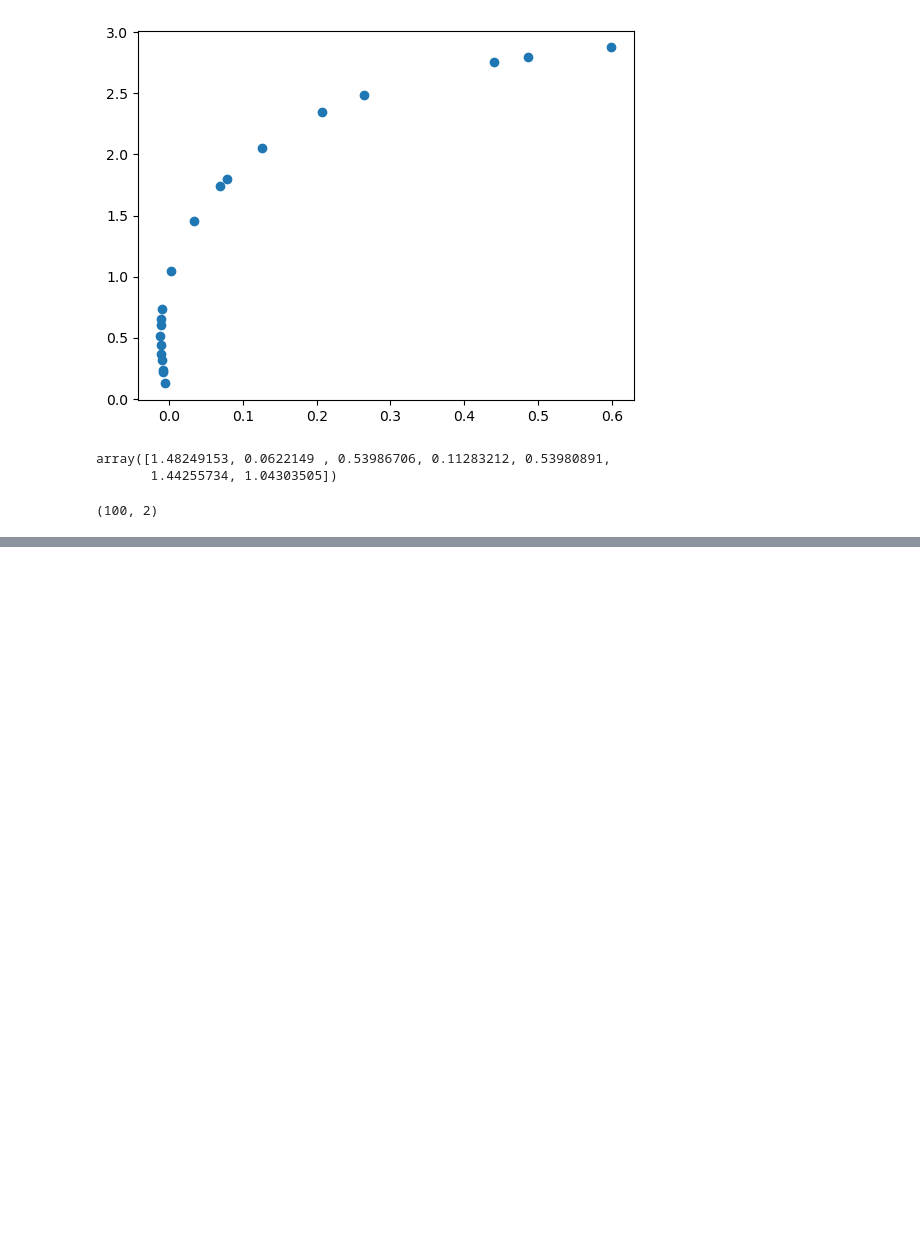
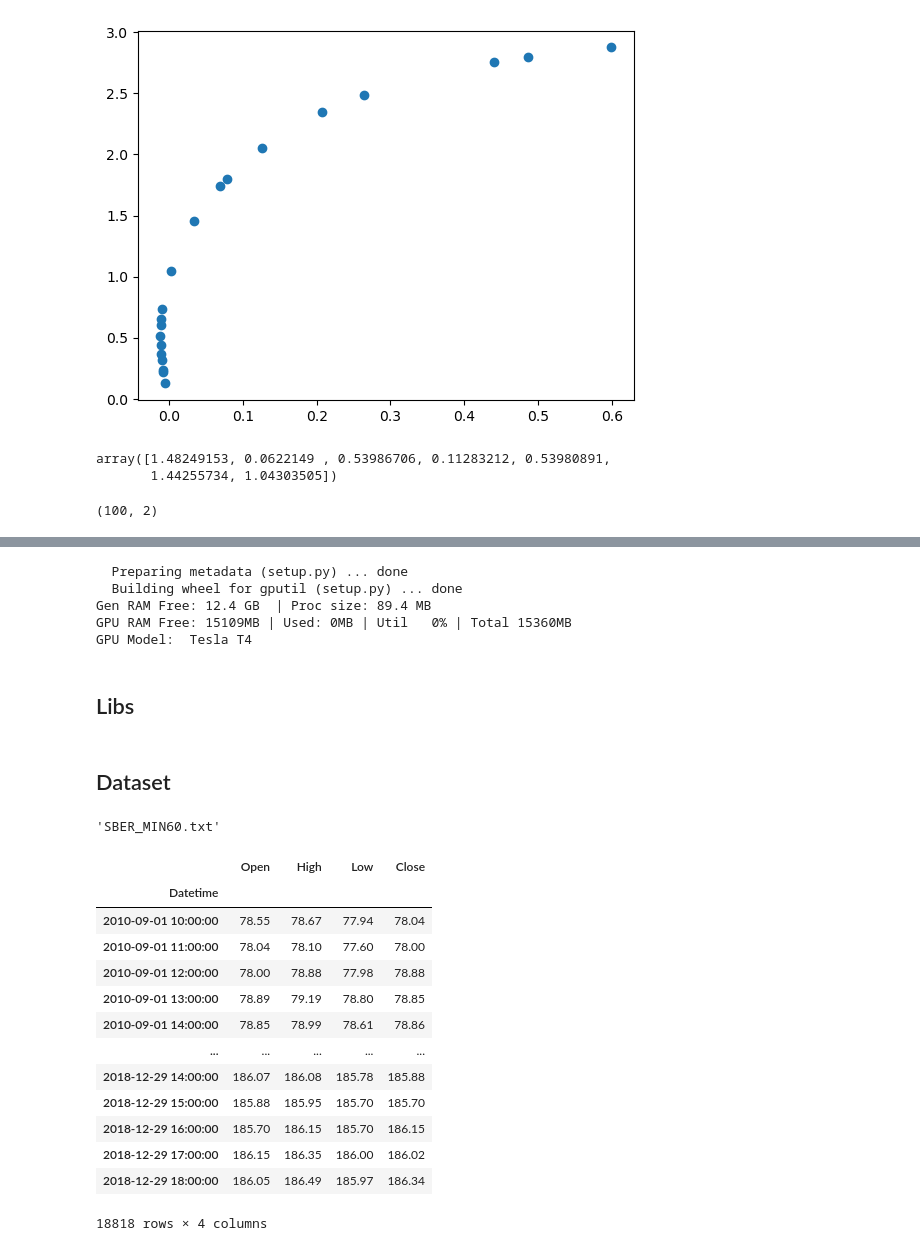
Before and after one commit to NikolaevMikhailRoma/ML_projects, a Jupyter notebook: Задачник_Генетические_алгоритмы.ipynb, the cells around one changed output, grey strips where cells are left out. Cells and saved outputs as stored; diff of their text form; code cells hidden in the pictures; blank space fills up the shorter version.

```diff
--- a/Задачник_Генетические_алгоритмы.ipynb
+++ b/Задачник_Генетические_алгоритмы.ipynb
@@ -306,0 +315,24 @@ plt.plot(plot_values)
+# %%
+!ln -sf /opt/bin/nvidia-smi /usr/bin/nvidia-smi
+!pip install -q gputil
+!pip install -q psutil
+!pip install -q humanize
+import psutil
+import humanize
+import os
+import GPUtil as GPU
+GPUs = GPU.getGPUs()
+# XXX: only one GPU on Colab and isn’t guaranteed
+gpu = GPUs[0]
+process = psutil.Process(os.getpid())
+print("Gen RAM Free: " + humanize.naturalsize( psutil.virtual_memory().available ), " | Proc size: " + humanize.naturalsize( process.memory_info().rss))
+print("GPU RAM Free: {0:.0f}MB | Used: {1:.0f}MB | Util {2:3.0f}% | Total {3:.0f}MB".format(gpu.memoryFree, gpu.memoryUsed, gpu.memoryUtil*100, gpu.memoryTotal))
+print("GPU Model: ", gpu.name)
+# %% [output]
+  Preparing metadata (setup.py) ... done
+  Building wheel for gputil (setup.py) ... done
+Gen RAM Free: 12.4 GB  | Proc size: 89.4 MB
+GPU RAM Free: 15109MB | Used: 0MB | Util   0% | Total 15360MB
+GPU Model:  Tesla T4
+# %% [markdown]
+## Libs
@@ -306,0 +382,43 @@ plt.plot(plot_values)
+# %% [markdown]
+## Dataset
+# %%
+import gdown
+
+# Загрузка датасетов из облака
+gdown.download('https://storage.yandexcloud.net/aiueducation/Content/base/l11/SBER_MIN60.txt', None, quiet=True)
+# %% [output]
+'SBER_MIN60.txt'
+# %%
+# Чтение данных в таблицу Pandas и назначение имен столбцов
+data = pd.read_csv('SBER_MIN60.txt', sep="\t", names=['Datetime', 'Open', 'High', 'Low', 'Close'])
+
+# Настройка имен столбцов
+COL_DATE = 'Datetime'
+COL_CLOSE = 'Close'
+
+# Настройка временного интервала для ограничения данных
+TIME_RANGE = ('2010-09-01 10:00:00.000', '2018-12-31 23:59:00.000')
+
+# Преобразование столбца даты в индекс таблицы и удаление ненужного столбца даты
+data.index = pd.to_datetime(data[COL_DATE])
+data.drop(columns=COL_DATE, inplace=True)
+
+# Отбор данных по заданному временному интервалу
+mask = (data.index >= TIME_RANGE[0]) & (data.index <= TIME_RANGE[1])
+data = data[mask]
+data
+# %% [output]
+|  | Open | High | Low | Close |
+| Datetime |  |  |  |  |
+| 2010-09-01 10:00:00 | 78.55 | 78.67 | 77.94 | 78.04 |
+| 2010-09-01 11:00:00 | 78.04 | 78.10 | 77.60 | 78.00 |
+| 2010-09-01 12:00:00 | 78.00 | 78.88 | 77.98 | 78.88 |
+| 2010-09-01 13:00:00 | 78.89 | 79.19 | 78.80 | 78.85 |
+| 2010-09-01 14:00:00 | 78.85 | 78.99 | 78.61 | 78.86 |
+| ... | ... | ... | ... | ... |
+| 2018-12-29 14:00:00 | 186.07 | 186.08 | 185.78 | 185.88 |
+| 2018-12-29 15:00:00 | 185.88 | 185.95 | 185.70 | 185.70 |
+| 2018-12-29 16:00:00 | 185.70 | 186.15 | 185.70 | 186.15 |
+| 2018-12-29 17:00:00 | 186.15 | 186.35 | 186.00 | 186.02 |
+| 2018-12-29 18:00:00 | 186.05 | 186.49 | 185.97 | 186.34 |
+18818 rows × 4 columns
```
Also changed, not shown: parts of 85 cells of this notebook.
